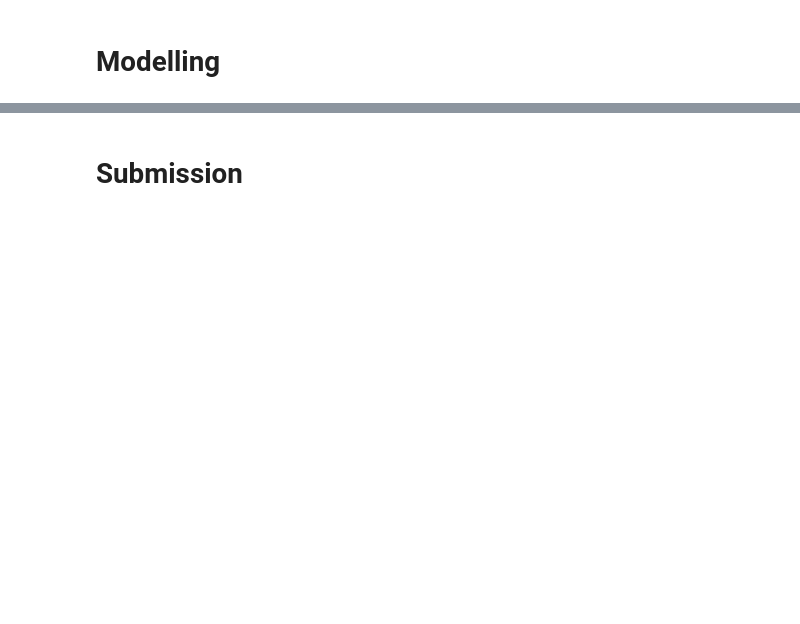
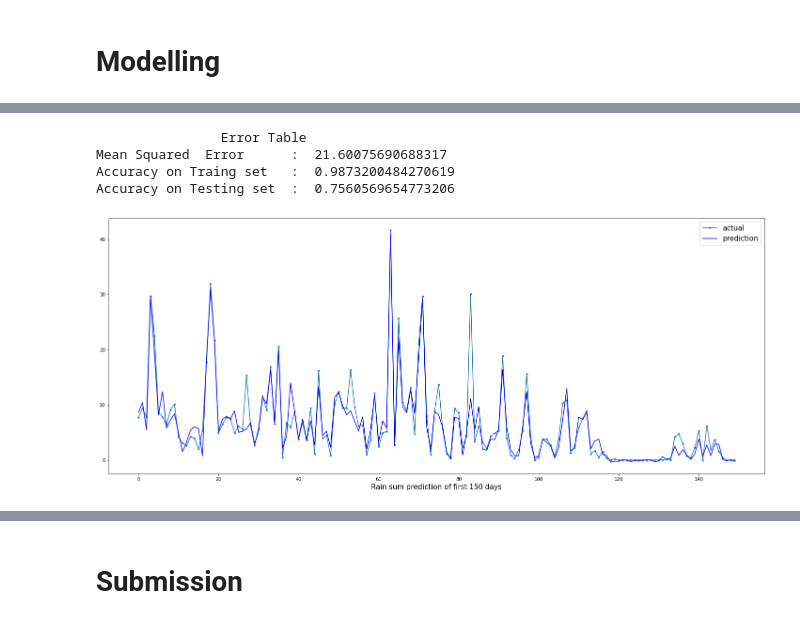
Before and after one commit to FelixFern/Arkavidia-2023-ODE, a Jupyter notebook: Arkavidia.ipynb, the cells around one changed output, grey strips where cells are left out. Saved outputs shown, nothing was run; the diff lists cells and outputs as text; code cells hidden in the pictures; blank space fills up the shorter version.

```diff
--- a/Arkavidia.ipynb
+++ b/Arkavidia.ipynb
@@ -466,0 +510,35 @@ mean_squared_error(y_pred, y_val)
+# %%
+cleaned_train_all = cleaned_train.drop(['time','elevation', 'sunrise (iso8601)', 'sunset (iso8601)', 'winddirection_10m_dominant (°)'], axis=1)
+cleaned_train_all = pd.get_dummies(cleaned_train_all, columns=['city'], drop_first=True)
+
+def Definedata():
+    X = cleaned_train_all.drop(columns=['rain_sum (mm)']).values
+    y = cleaned_train_all['rain_sum (mm)'].values
+    return X, y
+# %%
+def Models(models):
+
+    model = models
+    X, y = Definedata()
+    X_train, X_test, y_train, y_test = train_test_split(X, y, test_size = 0.3, random_state = 25)
+    model.fit(X_train,y_train)
+    y_pred = model.predict(X_test)
+    y_total = model.predict(X)
+
+    print("\t\tError Table")
+    print('Mean Squared  Error      : ', metrics.mean_squared_error(y_test, y_pred))
+    print('Accuracy on Traing set   : ', model.score(X_train,y_train))
+    print('Accuracy on Testing set  : ', model.score(X_test,y_test))
+    return y_total, y
+
+def Graph_prediction(n, y_actual, y_predicted):
+    y = y_actual
+    y_total = y_predicted
+    number = n
+    aa=[x for x in range(number)]
+    plt.figure(figsize=(25,10))
+    plt.plot(aa, y[:number], marker='.', label="actual")
+    plt.plot(aa, y_total[:number], 'b', label="prediction")
+    plt.xlabel('Rain sum prediction of first {} days'.format(number), size=15)
+    plt.legend(fontsize=15)
+    plt.show()
@@ -466,0 +596,9 @@ mean_squared_error(y_pred, y_val)
+# %%
+y_predicted, y_actual = Models(XGBRegressor())
+Graph_prediction(150, y_actual, y_predicted)
+# %% [output]
+                Error Table
+Mean Squared  Error      :  21.60075690688317
+Accuracy on Traing set   :  0.9873200484270619
+Accuracy on Testing set  :  0.7560569654773206
+[figure, added]
```
Also changed, not shown: parts of 24 cells of this notebook.
